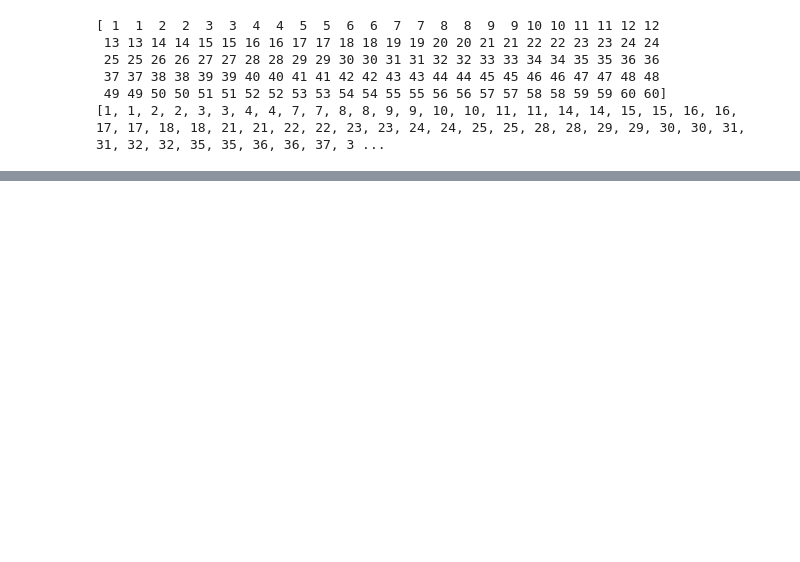
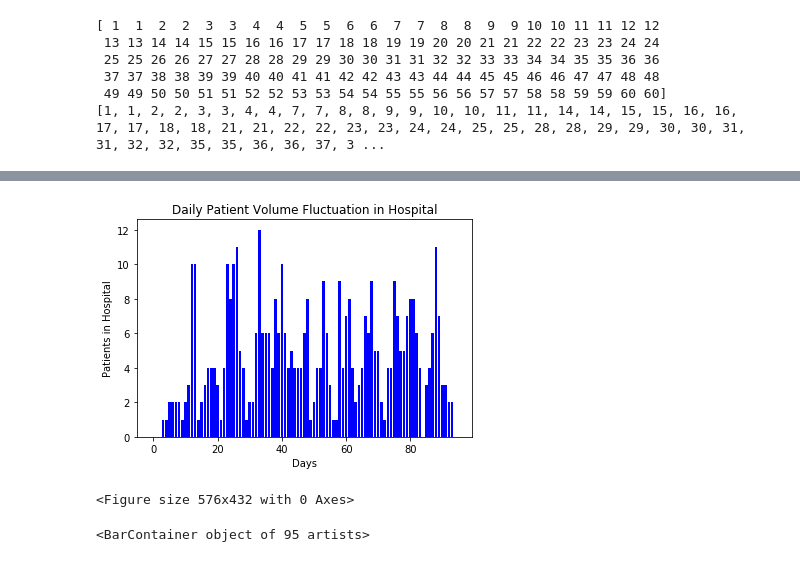
Before and after one commit to nma5214/TeamMayo, a Jupyter notebook: Greedy/Greedy_schedule_1.ipynb, the cells around one changed output, grey strips where cells are left out. Saved outputs shown, nothing was run; the diff lists cells and outputs as text; code cells hidden in the pictures; blank space fills up the shorter version.

```diff
--- a/Greedy/Greedy_schedule_1.ipynb
+++ b/Greedy/Greedy_schedule_1.ipynb
@@ -539,0 +602,15 @@ Counter({0: 17, 1: 9, 2: 18, 3: 36, 4: 23, 5: 8, 6: 9})
+# %%
+#This block creates a plot of the patient volume each day in the hospital.
+hosp_plt = plt.bar(Nd,daily_hosp_sched[0:NumDays], color ="b")
+plt.xlabel("Days")
+plt.ylabel("Patients in Hospital")
+plt.title("Daily Patient Volume Fluctuation in Hospital")
+#plt.text(50,12, s="Standard deviation = 2.86")
+#plt.text(71.3,11.4, s="Mean = 4.78")
+plt.figure(figsize=(8,6))
+plt.show()
+hosp_plt
+# %% [output]
+[figure, added]
+<Figure size 576x432 with 0 Axes>
+<BarContainer object of 95 artists>
```
Also changed, not shown: parts of 10 cells of this notebook.
